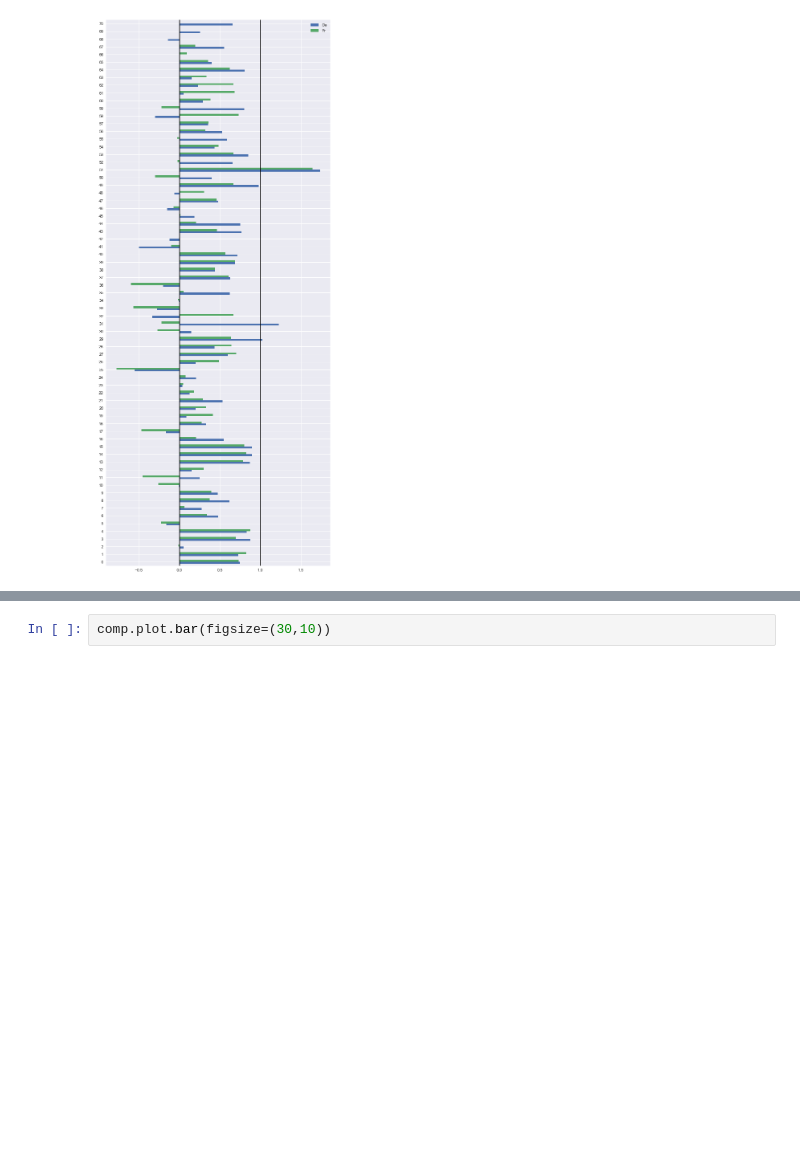
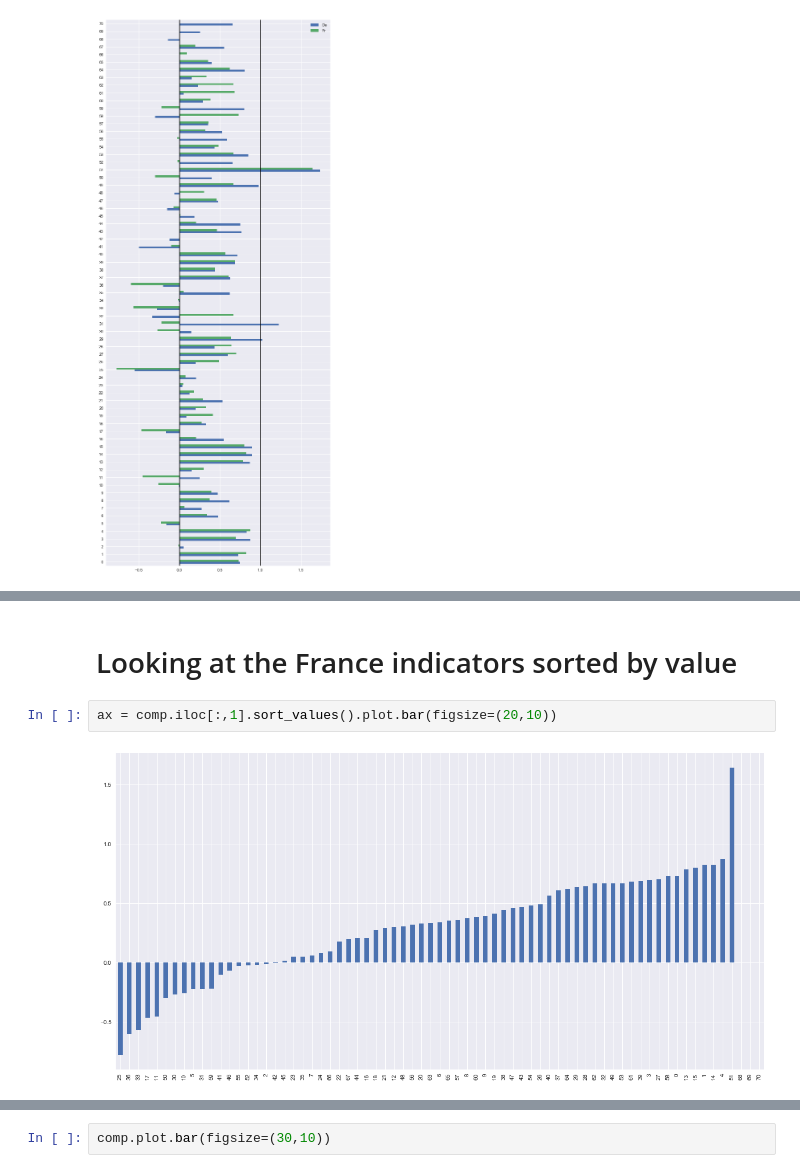
Before and after one commit to aivuk/2030-watch.de, a Jupyter notebook: Comparing countries with 2030 data.ipynb, the cells around one changed output, grey strips where cells are left out. Saved outputs shown, nothing was run; the diff lists cells and outputs as text; blank space fills up the shorter version.

```diff
--- a/Comparing countries with 2030 data.ipynb
+++ b/Comparing countries with 2030 data.ipynb
@@ -169,0 +170,6 @@ ax = comp.iloc[:,0].sort_values().plot.bar()
+# %% [markdown]
+# Looking at the France indicators sorted by value
+# %%
+ax = comp.iloc[:,1].sort_values().plot.bar(figsize=(20,10))
+# %% [output]
+[figure, added]
```
Also changed, not shown: parts of 8 cells of this notebook.
